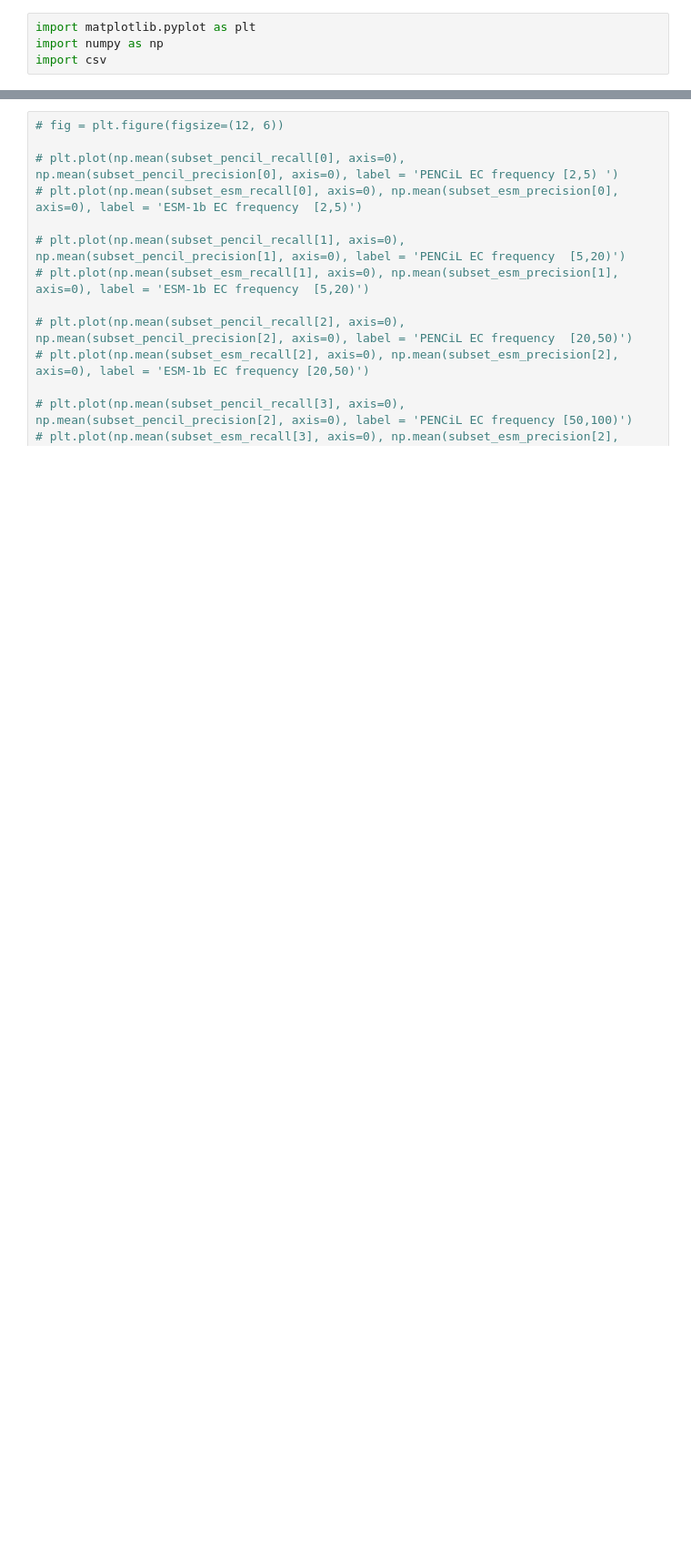
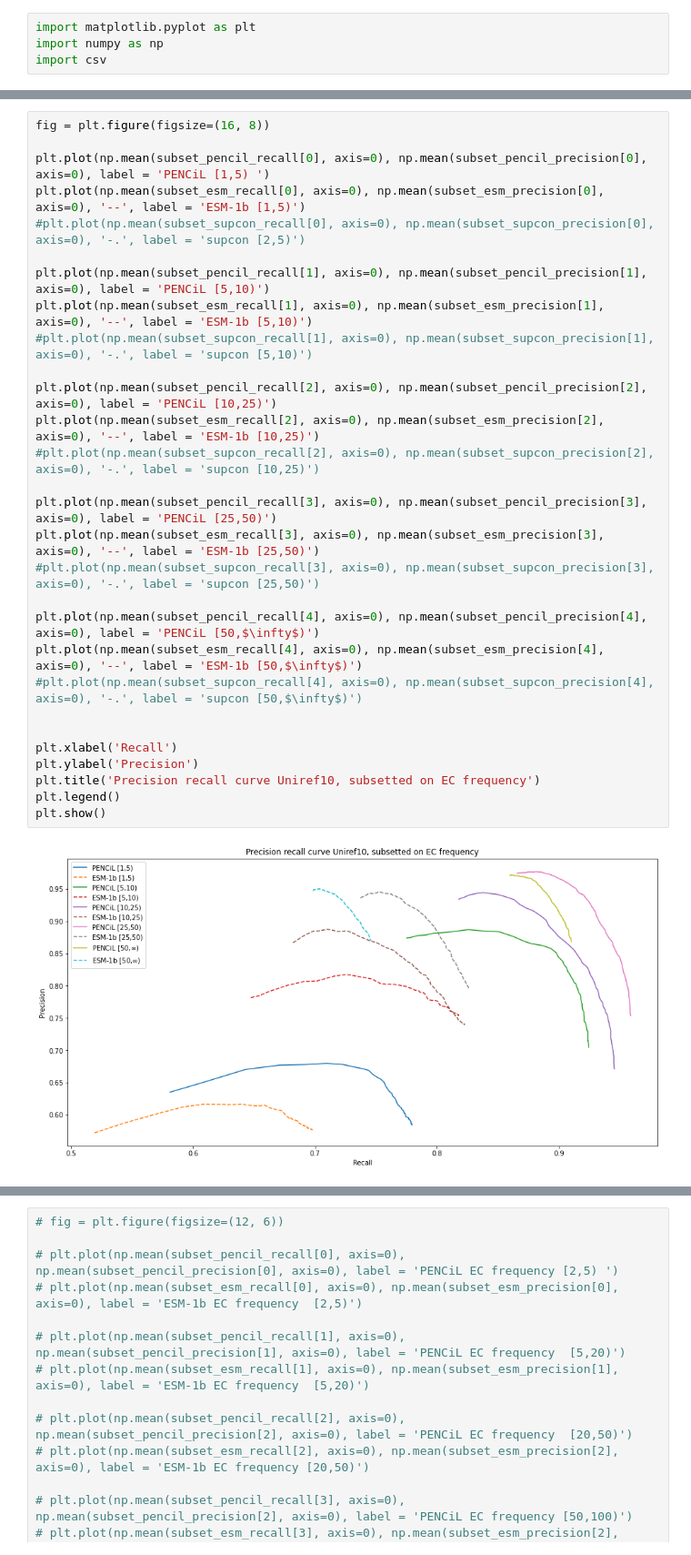
Before and after one commit to tttianhao/CLEAN, a Jupyter notebook: notebook/plot_prc_subset.ipynb, the cells around one changed output, grey strips where cells are left out. Shown at 91% size. Cells and saved outputs as stored; diff of their text form; blank space fills up the shorter version.

```diff
--- a/notebook/plot_prc_subset.ipynb
+++ b/notebook/plot_prc_subset.ipynb
@@ -56,3 +56,34 @@ for bin in range(5):
+# %%
+fig = plt.figure(figsize=(16, 8))
+
+plt.plot(np.mean(subset_pencil_recall[0], axis=0), np.mean(subset_pencil_precision[0], axis=0), label = 'PENCiL [1,5) ')
+plt.plot(np.mean(subset_esm_recall[0], axis=0), np.mean(subset_esm_precision[0], axis=0), '--', label = 'ESM-1b [1,5)')
+#plt.plot(np.mean(subset_supcon_recall[0], axis=0), np.mean(subset_supcon_precision[0], axis=0), '-.', label = 'supcon [2,5)')
+
+plt.plot(np.mean(subset_pencil_recall[1], axis=0), np.mean(subset_pencil_precision[1], axis=0), label = 'PENCiL [5,10)')
+plt.plot(np.mean(subset_esm_recall[1], axis=0), np.mean(subset_esm_precision[1], axis=0), '--', label = 'ESM-1b [5,10)')
+#plt.plot(np.mean(subset_supcon_recall[1], axis=0), np.mean(subset_supcon_precision[1], axis=0), '-.', label = 'supcon [5,10)')
+
+plt.plot(np.mean(subset_pencil_recall[2], axis=0), np.mean(subset_pencil_precision[2], axis=0), label = 'PENCiL [10,25)')
+plt.plot(np.mean(subset_esm_recall[2], axis=0), np.mean(subset_esm_precision[2], axis=0), '--', label = 'ESM-1b [10,25)')
+#plt.plot(np.mean(subset_supcon_recall[2], axis=0), np.mean(subset_supcon_precision[2], axis=0), '-.', label = 'supcon [10,25)')
+
+plt.plot(np.mean(subset_pencil_recall[3], axis=0), np.mean(subset_pencil_precision[3], axis=0), label = 'PENCiL [25,50)')
+plt.plot(np.mean(subset_esm_recall[3], axis=0), np.mean(subset_esm_precision[3], axis=0), '--', label = 'ESM-1b [25,50)')
+#plt.plot(np.mean(subset_supcon_recall[3], axis=0), np.mean(subset_supcon_precision[3], axis=0), '-.', label = 'supcon [25,50)')
+
+plt.plot(np.mean(subset_pencil_recall[4], axis=0), np.mean(subset_pencil_precision[4], axis=0), label = 'PENCiL [50,$\infty$)')
+plt.plot(np.mean(subset_esm_recall[4], axis=0), np.mean(subset_esm_precision[4], axis=0), '--', label = 'ESM-1b [50,$\infty$)')
+#plt.plot(np.mean(subset_supcon_recall[4], axis=0), np.mean(subset_supcon_precision[4], axis=0), '-.', label = 'supcon [50,$\infty$)')
+
+
+plt.xlabel('Recall')
+plt.ylabel('Precision')
+plt.title('Precision recall curve Uniref10, subsetted on EC frequency')
+plt.legend()
+plt.show()
+# %% [output]
+[figure, added]
 # %%
 fig = plt.figure(figsize=(16, 8))
 
```
Also changed, not shown: parts of 4 cells of this notebook, 4 other files.
